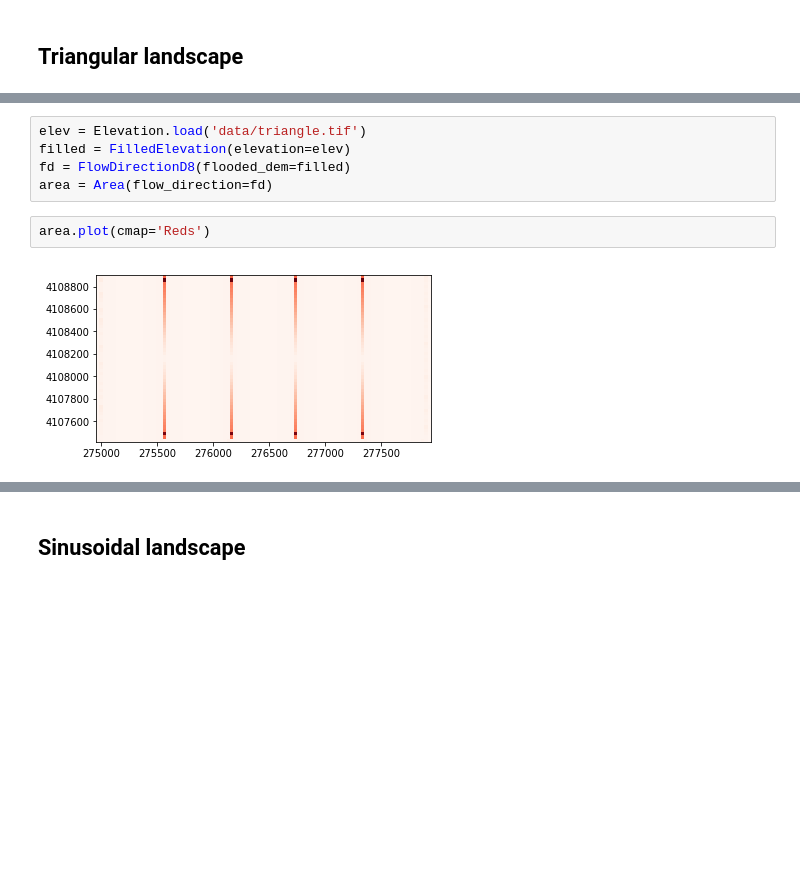
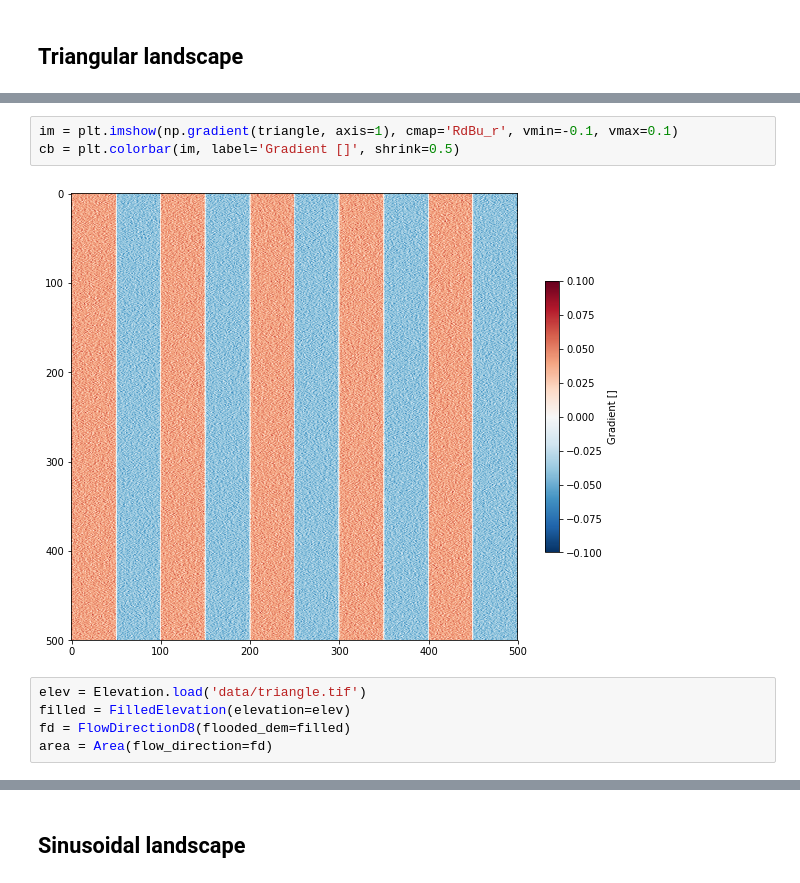
Before and after one commit to stgl/example-notebooks, a Jupyter notebook: multiscale-curvature-synthetics.ipynb, the cells around one changed output, grey strips where cells are left out. Drawn from its saved outputs; the diff is of its cells as text; blank space fills up the shorter version.

```diff
--- a/multiscale-curvature-synthetics.ipynb
+++ b/multiscale-curvature-synthetics.ipynb
@@ -39,9 +65,10 @@ cb = plt.colorbar(im, label='Elevation [m]', shrink=0.5)
+# %%
+im = plt.imshow(np.gradient(triangle, axis=1), cmap='RdBu_r', vmin=-0.1, vmax=0.1)
+cb = plt.colorbar(im, label='Gradient []', shrink=0.5)
+# %% [output]
+[figure, added]
 # %%
 elev = Elevation.load('data/triangle.tif')
 filled = FilledElevation(elevation=elev)
 fd = FlowDirectionD8(flooded_dem=filled)
 area = Area(flow_direction=fd)
-# %%
-area.plot(cmap='Reds')
-# %% [output]
-[figure, removed]
```
Also changed, not shown: parts of 24 cells of this notebook.
